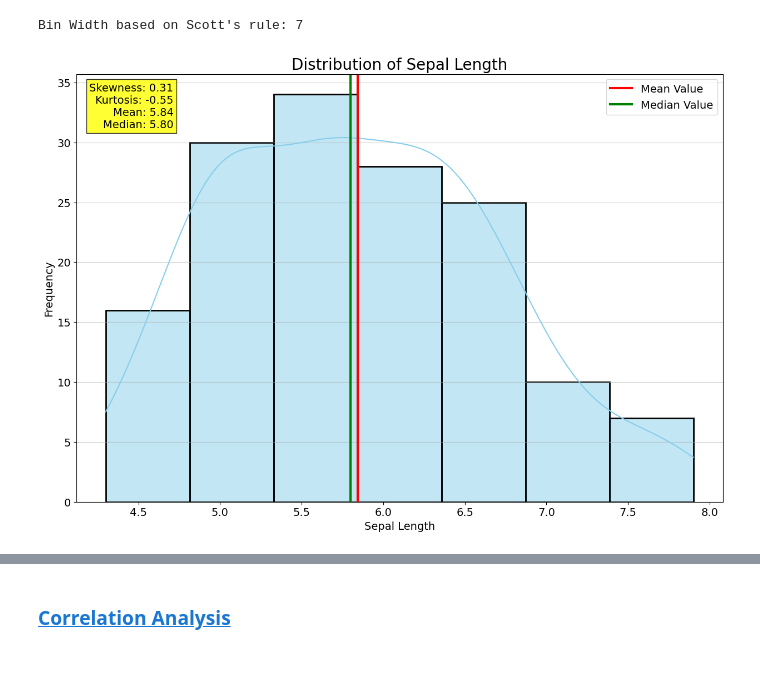
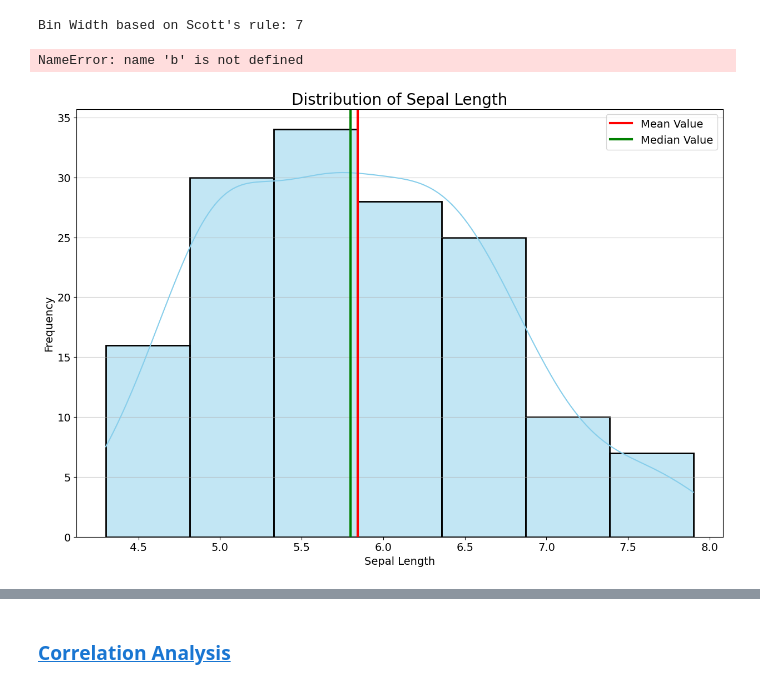
Before and after one commit to FDEgan/Iris_Project, a Jupyter notebook: Analysis.ipynb, the cells around one changed output, grey strips where cells are left out. Saved outputs shown, nothing was run; the diff lists cells and outputs as text; code cells hidden in the pictures.

```diff
--- a/Analysis.ipynb
+++ b/Analysis.ipynb
@@ -727,32 +793,33 @@ plt.grid(axis='y', # Adding grid lines to the y-axis
         linestyle='-', # Setting the style of the grid lines
         alpha=0.6) # Setting the transparency of the grid lines
 
 # Adding mean and median lines
 plt.axvline(x=df['sepal_length'].mean(), # Adding a vertical line to the x-axis of the mean of sepal length
             label='Mean Value', # Setting the title of the line
             color='red', # Setting the color of the line
             linewidth=3, # Setting the width of the line
             linestyle='-') # Setting the style of the line
 plt.axvline(x=df['sepal_length'].median(), # Adding a vertical line to the x-axis of the median of sepal length
             label='Median Value', # Setting the title of the line
             color='green', # Setting the color of the line
             linewidth=3, # Setting the width of the line
             linestyle='-') # Setting the style of the line
 plt.legend(fontsize=14) # Setting the font size of the legend
-
+b
 # Adding skewness, kurtosis, mean, and median to the plot
 mean = df['sepal_length'].mean() # Calculating the mean of the sepal length
 median = df['sepal_length'].median() # Calculating the median of the sepal length
 skewness = df['sepal_length'].skew() # Calculating the skewness of the sepal length
 kurtosis = df['sepal_length'].kurt() # Calculating the kurtosis of the sepal length
 
 plt.text(0.15, 0.98, #Adding text to the plot
         f'Skewness: {skewness:.2f}\nKurtosis: {kurtosis:.2f}\nMean: {mean:.2f}\nMedian: {median:.2f}', # Formatting the Skewness/ Kurtosis/ Mean & Median
          transform=plt.gca().transAxes, # Getting the current axis instance interpreting the coordinates relative to the axes of the plot
          fontsize=14, # Setting the font size
          bbox=dict(facecolor='yellow', alpha=0.8), #Setting the color of the line and the transparency
          verticalalignment='top', horizontalalignment='right') # Setting the text to be aligned to the top right hand side of the plot
 
 plt.show() # Showing the plot
 # %% [output]
+NameError: name 'b' is not defined
-[figure, old version]
+[figure, new version]
```
Also changed, not shown: parts of 40 cells of this notebook.
